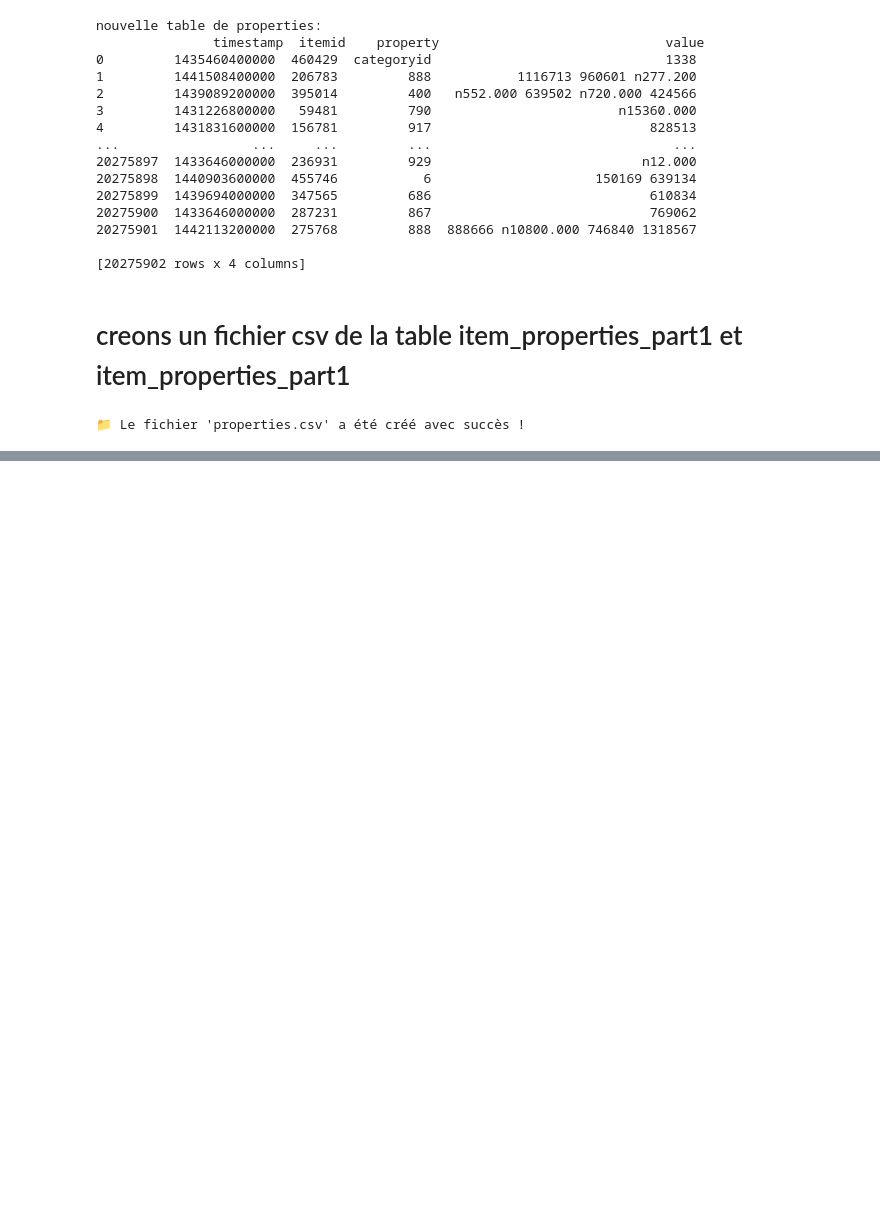
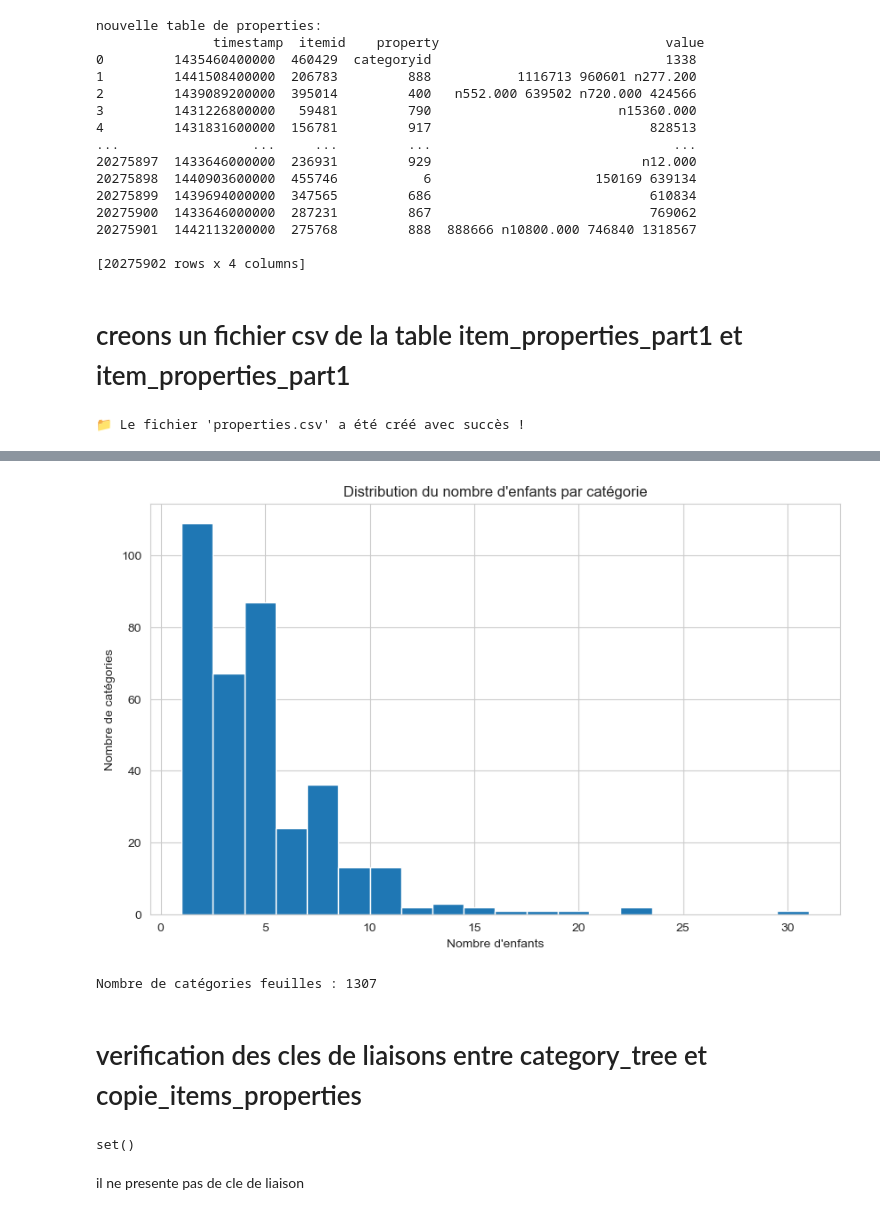
Before and after one commit to guylain237/BIG_DATA_Analyse_Optimisation_site_Ecommerce, a Jupyter notebook: scripts/data.ipynb, the cells around one changed output, grey strips where cells are left out. Saved outputs shown, nothing was run; the diff lists cells and outputs as text; code cells hidden in the pictures; blank space fills up the shorter version.

```diff
--- a/scripts/data.ipynb
+++ b/scripts/data.ipynb
@@ -347,0 +521,5 @@ print("📁 Le fichier 'properties.csv' a été créé avec succès !")
+# %%
+# Compter le nombre d'enfants pour chaque catégorie
+child_category_tree =category_tree['parentid'].value_counts()
+print("Top 5 des catégories avec le plus d'enfants directs :")
+print(child_category_tree)
@@ -347,0 +541,28 @@ print("📁 Le fichier 'properties.csv' a été créé avec succès !")
+# %%
+
+
+# Distribution du nombre d'enfants par catégorie
+plt.figure(figsize=(10, 6))
+child_category_tree.hist(bins=20)
+plt.title("Distribution du nombre d'enfants par catégorie")
+plt.xlabel("Nombre d'enfants")
+plt.ylabel("Nombre de catégories")
+plt.show()
+# %% [output]
+[figure, added]
+# %%
+# Identifier les catégories feuilles (sans enfants)
+leaf_categories = set(category_tree['categoryid']) - set(category_tree['parentid'].dropna())
+print(f"Nombre de catégories feuilles : {len(leaf_categories)}")
+# %% [output]
+Nombre de catégories feuilles : 1307
+# %% [markdown]
+# verification des cles de liaisons entre category_tree et copie_items_properties
+# %%
+
+common_columns = set(category_tree.columns).intersection(set(copie_items_properties.columns))
+print(common_columns)
+# %% [output]
+set()
+# %% [markdown]
+il ne presente pas de cle de liaison
```
Also changed, not shown: parts of 37 cells of this notebook, 1 other file.
